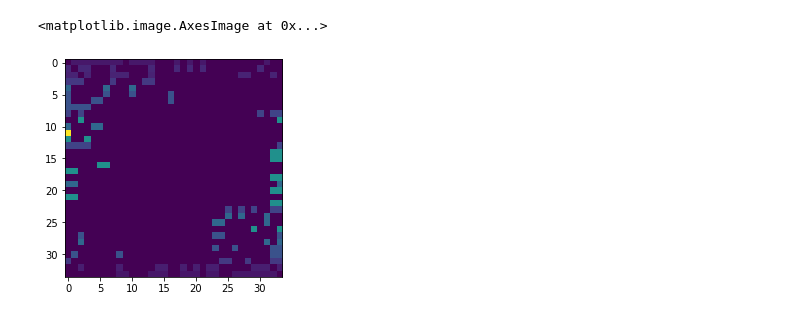
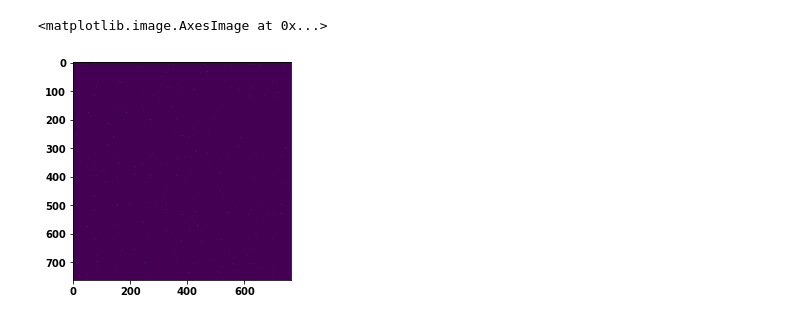
Before and after one commit to jxz12/MyFirstThesis, a Jupyter notebook: code/randomwalk.ipynb, the cells around one changed output. Saved outputs shown, nothing was run; the diff lists cells and outputs as text; code cells hidden in the pictures.

Commit message:
clustering done

```diff
--- a/code/randomwalk.ipynb
+++ b/code/randomwalk.ipynb
@@ -28,15 +19,0 @@ def karate_labels():
-# %%
-mat = loadmat('karate.mat')
-S = mat['Problem'][0][0][2]
-I,J,V = find(S)
-n = max(max(I), max(J)) + 1
-A = np.zeros((n,n))
-for i,j,v in zip(I,J,V):
-    A[i,j] = v
-D = np.identity(n, dtype=A.dtype) * np.sum(A, axis=1)
-
-P = lalg.inv(D) @ A
-plt.imshow(P)
-# %% [output]
-<matplotlib.image.AxesImage at 0x...>
-[figure, removed]
@@ -50,0 +54,34 @@ Z = linkage(hde, method='ward', metric='euclidean')
+# %%
+# wrangle caltech social network data
+
+mat = loadmat('Caltech36.mat')
+G = nx.Graph(mat['A'])
+
+houses = {}
+cols = {}
+cmap = plt.get_cmap('tab10')
+for i,x in enumerate(mat['local_info']):
+    house = x[4]
+    houses[i] = house
+    cols[i] = 'black' if house==0 else cmap((house-165)/10)
+nx.set_node_attributes(G, houses, 'cluster')
+nx.set_node_attributes(G, cols, 'color')
+# %%
+# get largest connected component and markov matrix
+
+G = G.subgraph(max(nx.connected_components(G), key=len))
+G = nx.relabel.convert_node_labels_to_integers(G, label_attribute='orig')
+
+n = len(G)
+A = nx.to_numpy_array(G)
+
+for i in range(n):
+    for j in range(i+1,n):
+        assert A[i,j]==A[j,i]
+
+D = np.identity(n, dtype=A.dtype) * np.sum(A, axis=1)
+P = lalg.inv(D) @ A
+plt.imshow(P)
+# %% [output]
+<matplotlib.image.AxesImage at 0x...>
+[figure, added]
```
Also changed, not shown: parts of 16 cells of this notebook, 4 other files.
